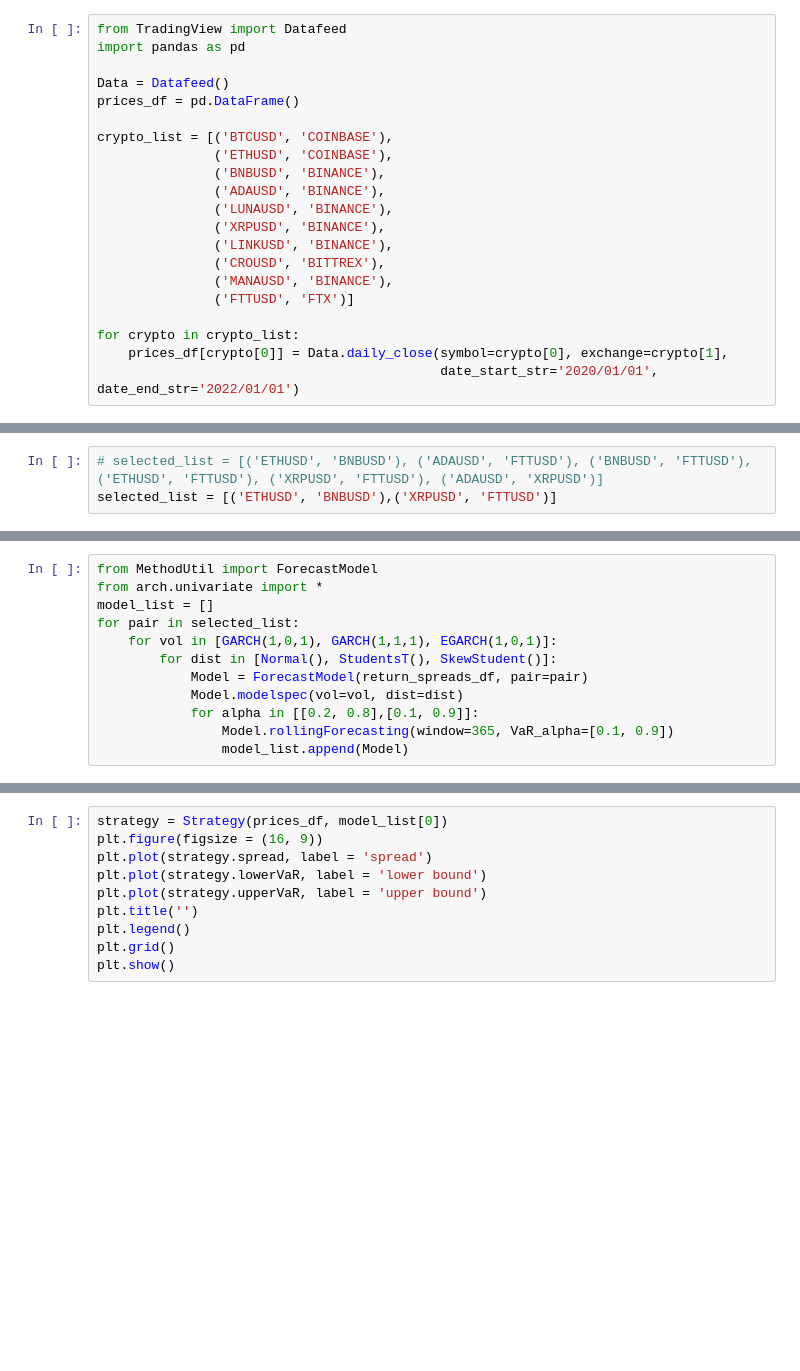
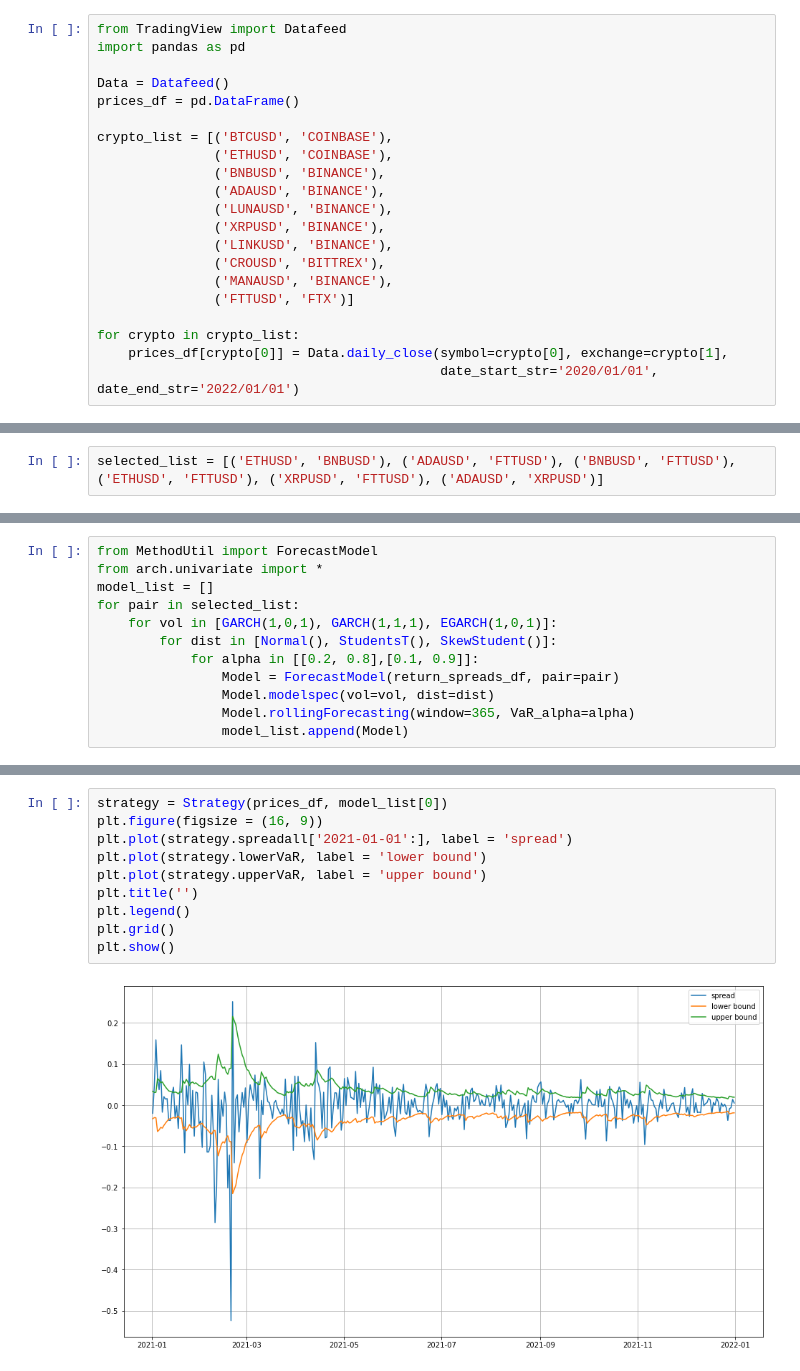
Before and after one commit to TzuH-Hsu/Crypto_PairsTrading, a Jupyter notebook: result.ipynb, the cells around one changed output, grey strips where cells are left out. Drawn from its saved outputs; the diff is of its cells as text; blank space fills up the shorter version.

```diff
--- a/result.ipynb
+++ b/result.ipynb
@@ -51,6 +123,5 @@ pd.concat([MSD_df, cointegration_df], axis='columns')
 # %%
-# selected_list = [('ETHUSD', 'BNBUSD'), ('ADAUSD', 'FTTUSD'), ('BNBUSD', 'FTTUSD'), ('ETHUSD', 'FTTUSD'), ('XRPUSD', 'FTTUSD'), ('ADAUSD', 'XRPUSD')]
-selected_list = [('ETHUSD', 'BNBUSD'),('XRPUSD', 'FTTUSD')]
+selected_list = [('ETHUSD', 'BNBUSD'), ('ADAUSD', 'FTTUSD'), ('BNBUSD', 'FTTUSD'), ('ETHUSD', 'FTTUSD'), ('XRPUSD', 'FTTUSD'), ('ADAUSD', 'XRPUSD')]
 # %%
 from MethodUtil import price_normalization
 for pair in selected_list:
@@ -69,8 +147,8 @@ model_list = []
 for pair in selected_list:
     for vol in [GARCH(1,0,1), GARCH(1,1,1), EGARCH(1,0,1)]:
         for dist in [Normal(), StudentsT(), SkewStudent()]:
-            Model = ForecastModel(return_spreads_df, pair=pair)
-            Model.modelspec(vol=vol, dist=dist)
             for alpha in [[0.2, 0.8],[0.1, 0.9]]:
-                Model.rollingForecasting(window=365, VaR_alpha=[0.1, 0.9])
+                Model = ForecastModel(return_spreads_df, pair=pair)
+                Model.modelspec(vol=vol, dist=dist)
+                Model.rollingForecasting(window=365, VaR_alpha=alpha)
                 model_list.append(Model)
@@ -85,10 +197,12 @@ pd.concat(dfs)
 # %%
 strategy = Strategy(prices_df, model_list[0])
 plt.figure(figsize = (16, 9))
-plt.plot(strategy.spread, label = 'spread')
+plt.plot(strategy.spreadall['2021-01-01':], label = 'spread')
 plt.plot(strategy.lowerVaR, label = 'lower bound')
 plt.plot(strategy.upperVaR, label = 'upper bound')
 plt.title('')
 plt.legend()
 plt.grid()
 plt.show()
+# %% [output]
+[figure, added]
```
Also changed, not shown: parts of 10 cells of this notebook.
